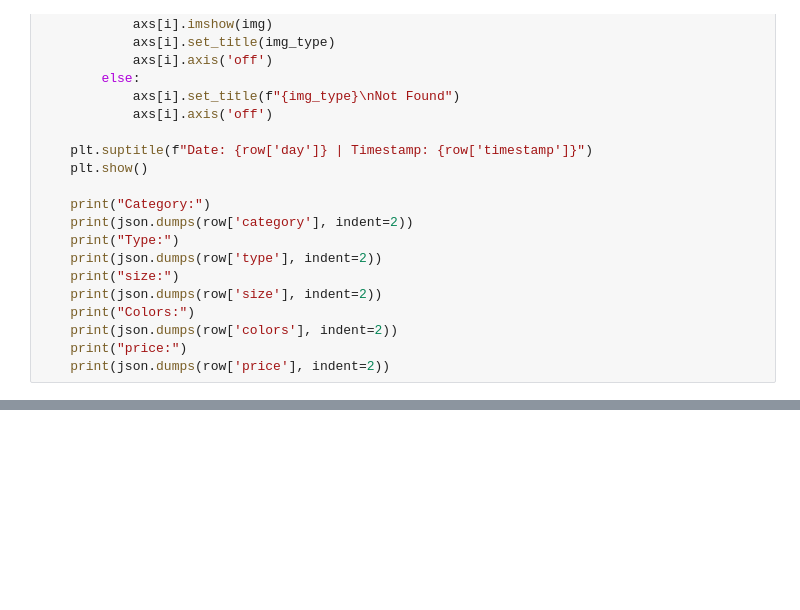
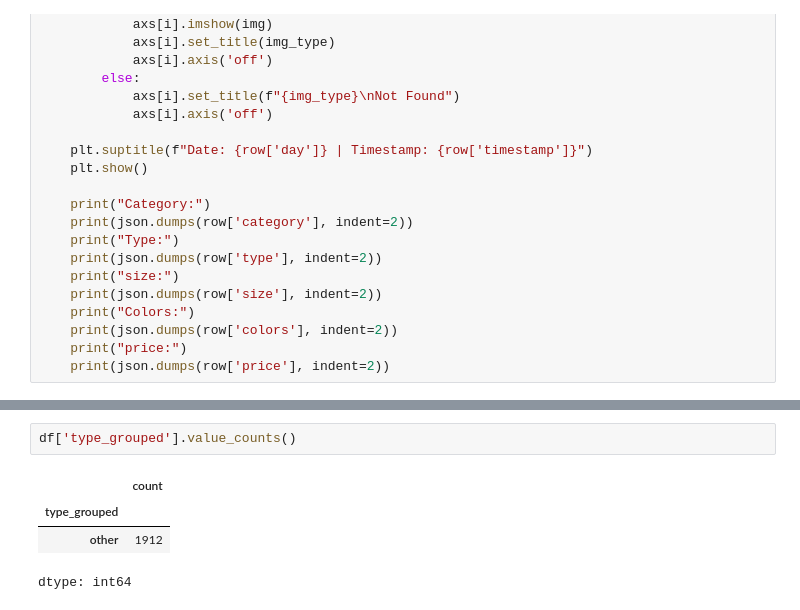
Before and after one commit to Boonyaratt/Second-Hand-Price-Prediction-CNN, a Jupyter notebook: Main.ipynb, the cells around one changed output, grey strips where cells are left out. Saved outputs shown, nothing was run; the diff lists cells and outputs as text; blank space fills up the shorter version.

```diff
--- a/Main.ipynb
+++ b/Main.ipynb
@@ -290,0 +394,7 @@ fatal: not a git repository (or any of the parent directories): .git
+# %%
+df['type_grouped'].value_counts()
+# %% [output]
+|  | count |
+| type_grouped |  |
+| other | 1912 |
+dtype: int64
```
Also changed, not shown: parts of 24 cells of this notebook.
